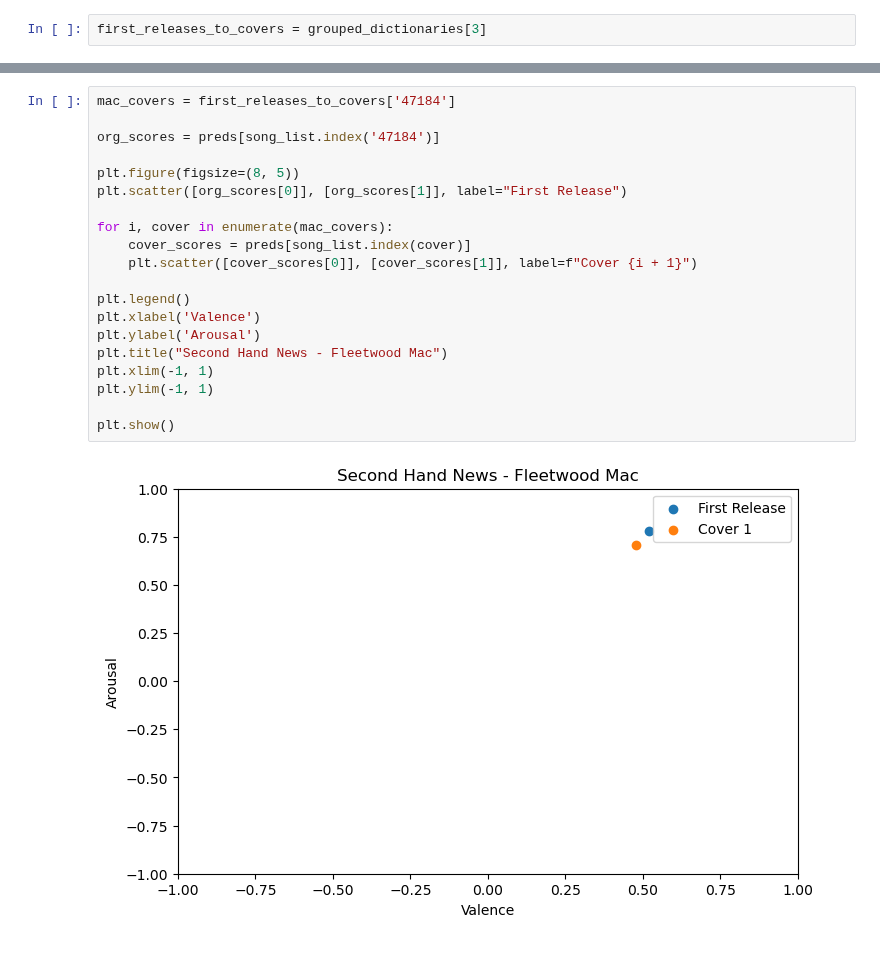
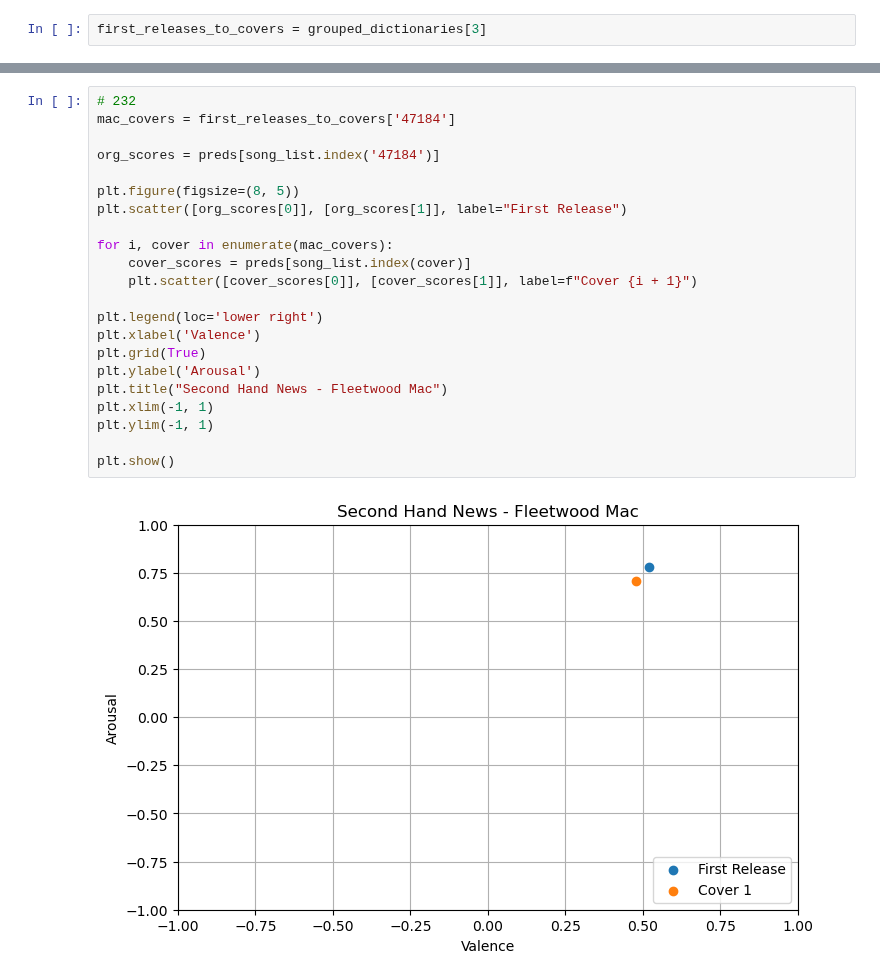
Before and after one commit to sarah-baskin/cover-song-analysis, a Jupyter notebook: covers1000_analysis.ipynb, the cells around one changed output, grey strips where cells are left out. Drawn from its saved outputs; the diff is of its cells as text.

```diff
--- a/covers1000_analysis.ipynb
+++ b/covers1000_analysis.ipynb
@@ -544,25 +544,27 @@ plt.show()
 # %%
+# 232
 mac_covers = first_releases_to_covers['47184']
 
 org_scores = preds[song_list.index('47184')]
 
 plt.figure(figsize=(8, 5))
 plt.scatter([org_scores[0]], [org_scores[1]], label="First Release")
 
 for i, cover in enumerate(mac_covers):
     cover_scores = preds[song_list.index(cover)]
     plt.scatter([cover_scores[0]], [cover_scores[1]], label=f"Cover {i + 1}")
 
-plt.legend()
+plt.legend(loc='lower right')
 plt.xlabel('Valence')
+plt.grid(True)
 plt.ylabel('Arousal')
 plt.title("Second Hand News - Fleetwood Mac")
 plt.xlim(-1, 1)
 plt.ylim(-1, 1)
 
 plt.show()
 # %% [output]
-[figure, old version]
+[figure, new version]
 # %%
 #127
 stranger_covers = first_releases_to_covers['15456']
```
Also changed, not shown: parts of 10 cells of this notebook, 2 other files.
